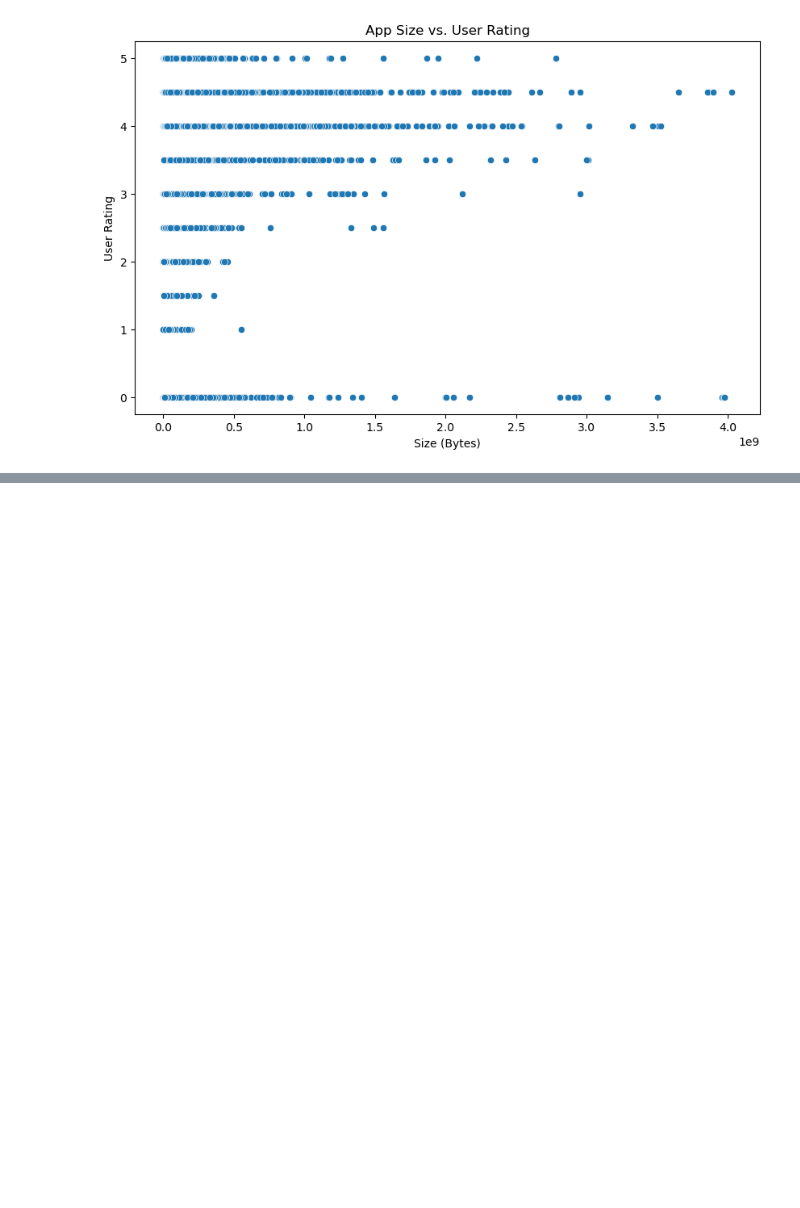
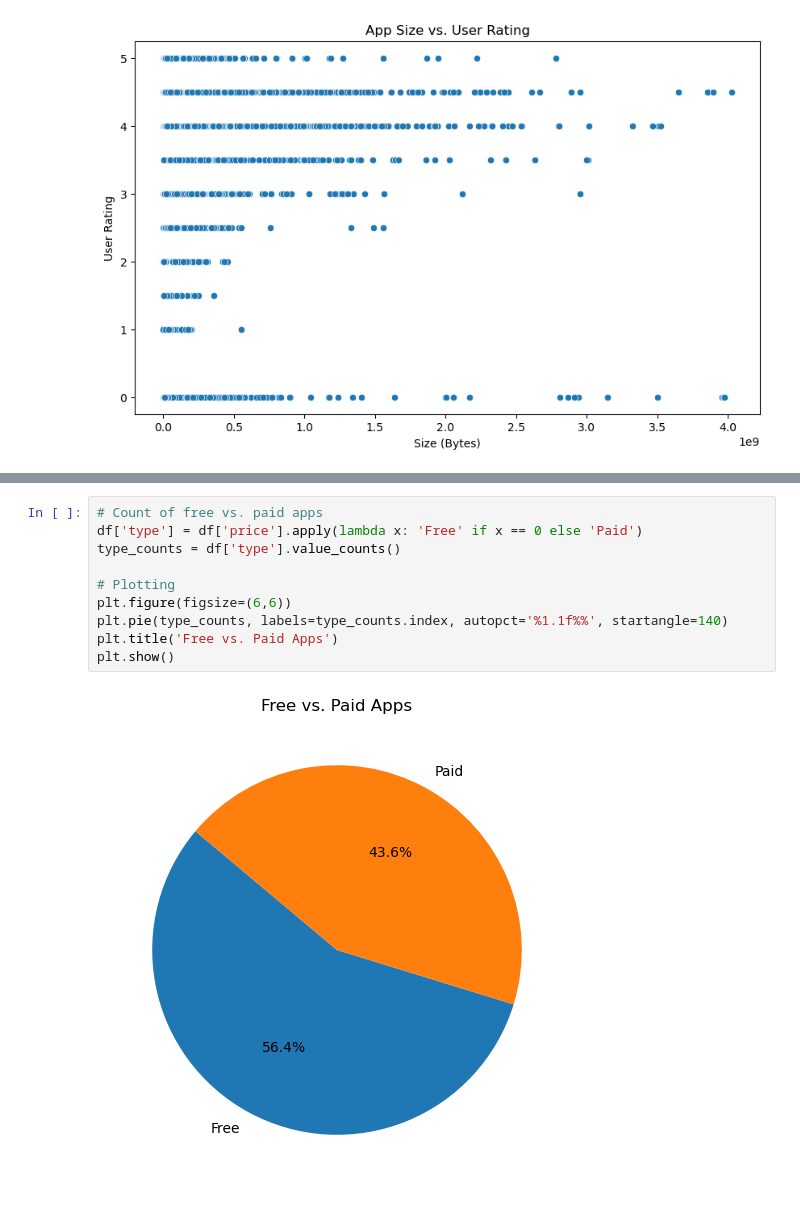
Before and after one commit to kshitij-jain-github/Analyzing-App-Store-Data, a Jupyter notebook: test.ipynb, the cells around one changed output, grey strips where cells are left out. Drawn from its saved outputs; the diff is of its cells as text; blank space fills up the shorter version.

Commit message:
free vs paid apps

```diff
--- a/test.ipynb
+++ b/test.ipynb
@@ -145,0 +156,12 @@ plt.show()
+# %%
+# Count of free vs. paid apps
+df['type'] = df['price'].apply(lambda x: 'Free' if x == 0 else 'Paid')
+type_counts = df['type'].value_counts()
+
+# Plotting
+plt.figure(figsize=(6,6))
+plt.pie(type_counts, labels=type_counts.index, autopct='%1.1f%%', startangle=140)
+plt.title('Free vs. Paid Apps')
+plt.show()
+# %% [output]
+[figure, added]
```
Also changed, not shown: parts of 1 cell of this notebook.
